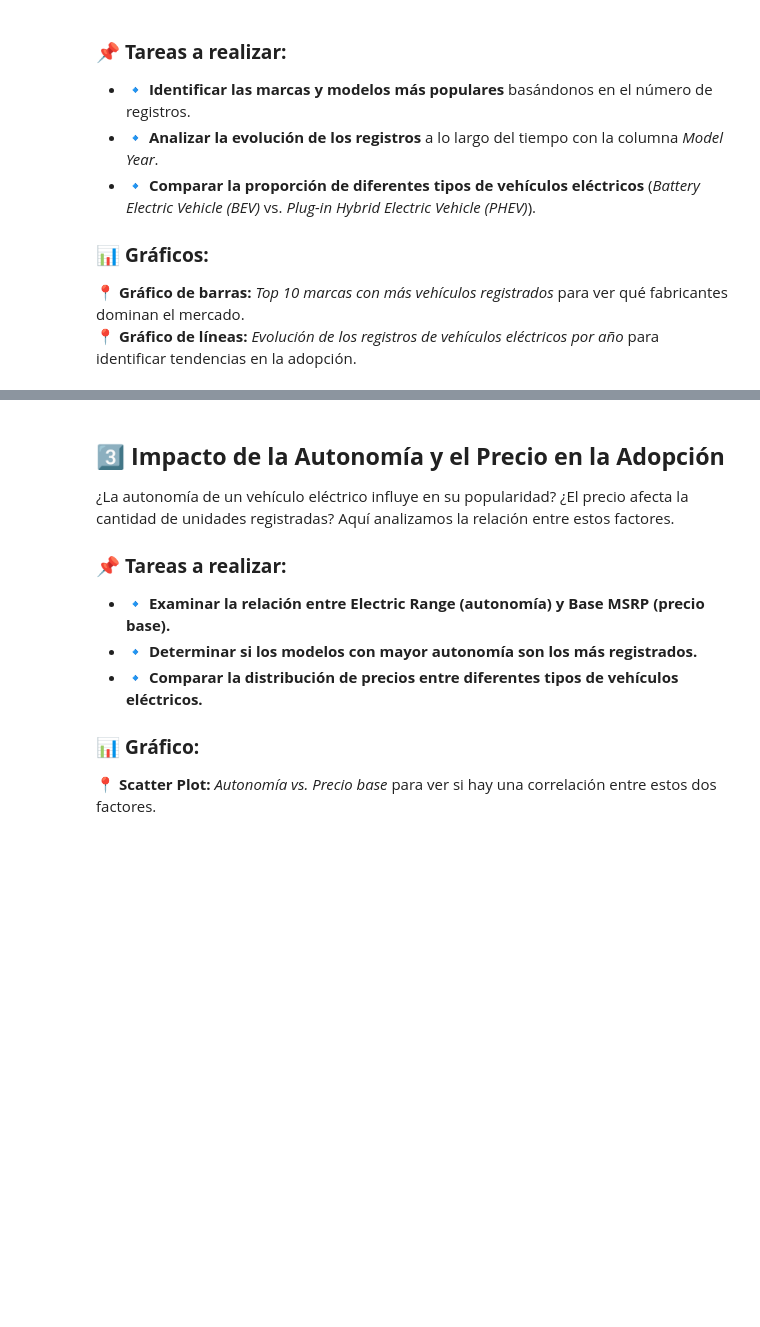
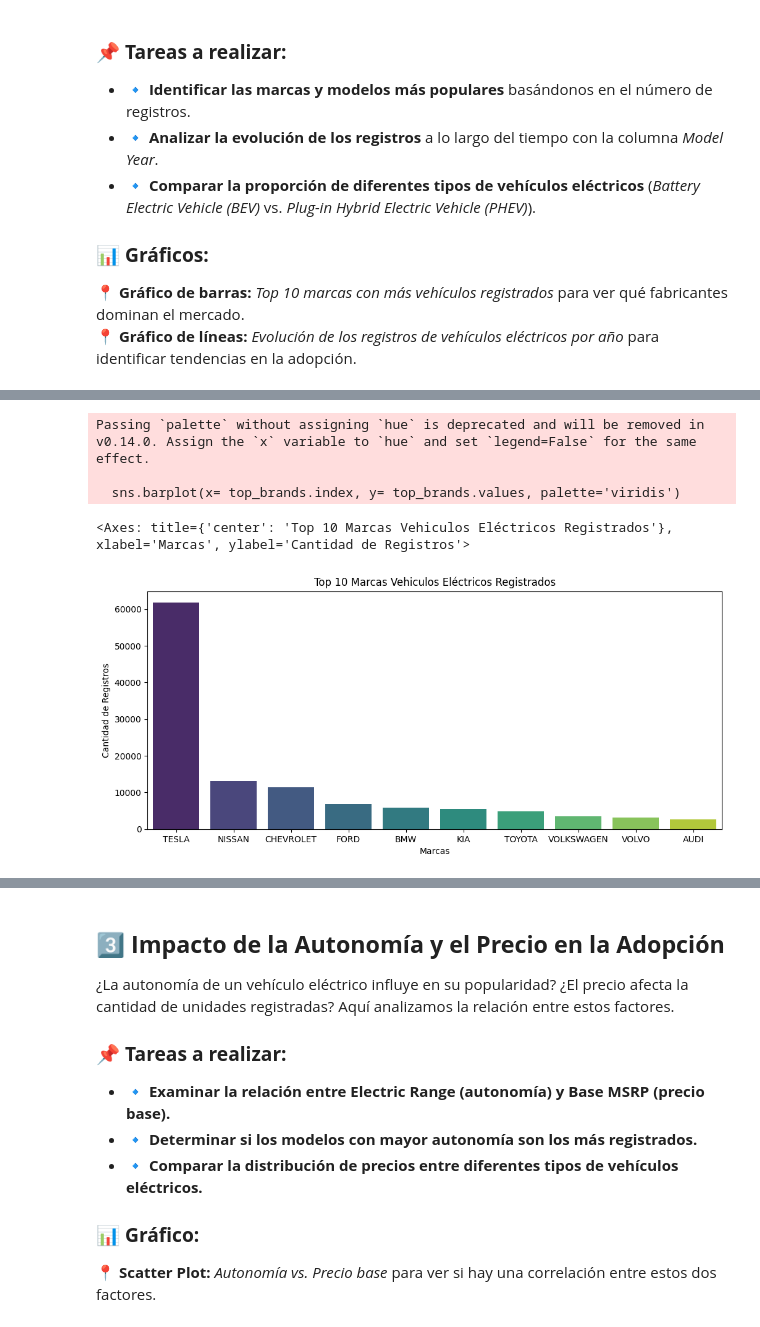
Before and after one commit to cjgarzon-dev/ClasesPython, a Jupyter notebook: Modulo4/07_sesion/02Project_class.ipynb, the cells around one changed output, grey strips where cells are left out. Cells and saved outputs as stored; diff of their text form; code cells hidden in the pictures; blank space fills up the shorter version.

```diff
--- a/Modulo4/07_sesion/02Project_class.ipynb
+++ b/Modulo4/07_sesion/02Project_class.ipynb
@@ -132,0 +153,15 @@ Queremos entender cómo ha crecido la adopción de los EVs, qué marcas dominan
+# %%
+# ---------------- Análisis de adopción de vehículos eléctricos ------------------------
+# Top 10 Marcas con más registros
+top_brands = df['Make'].value_counts().head(10)
+plt.figure(figsize=(12,5))
+plt.title('Top 10 Marcas Vehiculos Eléctricos Registrados')
+plt.xlabel('Marcas')
+plt.ylabel('Cantidad de Registros')
+sns.barplot(x= top_brands.index, y= top_brands.values, palette='viridis')
+# %% [output]
+Passing `palette` without assigning `hue` is deprecated and will be removed in v0.14.0. Assign the `x` variable to `hue` and set `legend=False` for the same effect.
+
+  sns.barplot(x= top_brands.index, y= top_brands.values, palette='viridis')
+<Axes: title={'center': 'Top 10 Marcas Vehiculos Eléctricos Registrados'}, xlabel='Marcas', ylabel='Cantidad de Registros'>
+[figure, added]
```
Also changed, not shown: parts of 14 cells of this notebook.
